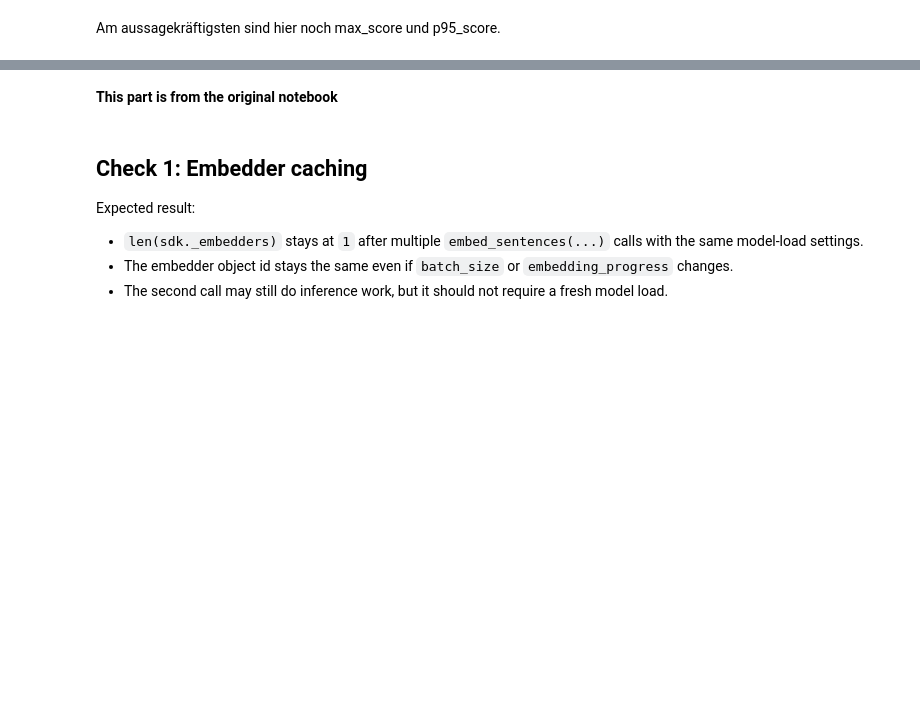
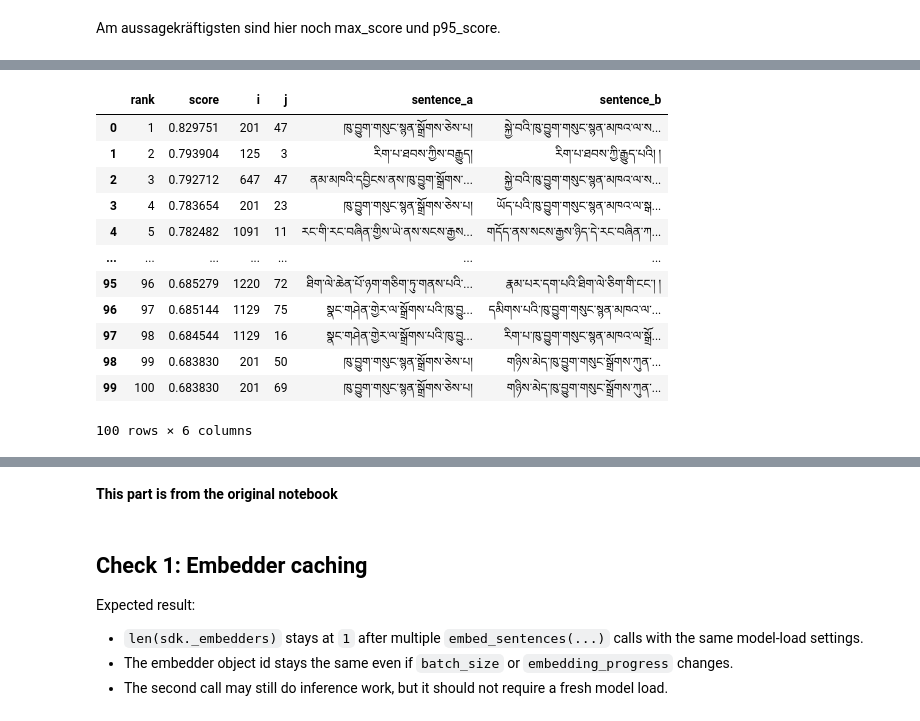
Before and after one commit to thomjur/tibetan-intertext-lab, a Jupyter notebook: study/Exploratory_Study.ipynb, the cells around one changed output, grey strips where cells are left out. Cells and saved outputs as stored; diff of their text form; code cells hidden in the pictures; blank space fills up the shorter version.

```diff
--- a/study/Exploratory_Study.ipynb
+++ b/study/Exploratory_Study.ipynb
@@ -467,0 +483,16 @@ unravelled[unravelled > 0.53].shape[0] / unravelled.shape[0]
+# %%
+pd.DataFrame(pairwise_view.matches)
+# %% [output]
+|  | rank | score | i | j | sentence_a | sentence_b |
+| 0 | 1 | 0.829751 | 201 | 47 | ཁུ་བྱུག་གསུང་སྙན་སྒྲོགས་ཅེས་པ། | སྐྱེ་བའི་ཁུ་བྱུག་གསུང་སྙན་མཁའ་ལ་ས... |
+| 1 | 2 | 0.793904 | 125 | 3 | རིག་པ་ཐབས་ཀྱིས་བརྒྱུད། | རིག་པ་ཐབས་ཀྱི་རྒྱུད་པའི། ། |
+| 2 | 3 | 0.792712 | 647 | 47 | ནམ་མཁའི་དབྱིངས་ནས་ཁུ་བྱུག་སྒྲོགས་... | སྐྱེ་བའི་ཁུ་བྱུག་གསུང་སྙན་མཁའ་ལ་ས... |
+| 3 | 4 | 0.783654 | 201 | 23 | ཁུ་བྱུག་གསུང་སྙན་སྒྲོགས་ཅེས་པ། | ཡོད་པའི་ཁུ་བྱུག་གསུང་སྙན་མཁའ་ལ་སྒ... |
+| 4 | 5 | 0.782482 | 1091 | 11 | རང་གི་རང་བཞིན་གྱིས་ཡེ་ནས་སངས་རྒྱས... | གདོད་ནས་སངས་རྒྱས་ཉིད་དེ་རང་བཞིན་ཀ... |
+| ... | ... | ... | ... | ... | ... | ... |
+| 95 | 96 | 0.685279 | 1220 | 72 | ཐིག་ལེ་ཆེན་པོ་ཉག་གཅིག་ཏུ་གནས་པའི་... | རྣམ་པར་དག་པའི་ཐིག་ལེ་ཅིག་གི་ངང་། ། |
+| 96 | 97 | 0.685144 | 1129 | 75 | སྣང་གཤེན་གྱེར་ལ་སྒྲོགས་པའི་ཁུ་བྱུ... | དམིགས་པའི་ཁུ་བྱུག་གསུང་སྙན་མཁའ་ལ་... |
+| 97 | 98 | 0.684544 | 1129 | 16 | སྣང་གཤེན་གྱེར་ལ་སྒྲོགས་པའི་ཁུ་བྱུ... | རིག་པ་ཁུ་བྱུག་གསུང་སྙན་མཁའ་ལ་སྒྲོ... |
+| 98 | 99 | 0.683830 | 201 | 50 | ཁུ་བྱུག་གསུང་སྙན་སྒྲོགས་ཅེས་པ། | གཉིས་མེད་ཁུ་བྱུག་གསུང་སྒྲོགས་ཀུན་... |
+| 99 | 100 | 0.683830 | 201 | 69 | ཁུ་བྱུག་གསུང་སྙན་སྒྲོགས་ཅེས་པ། | གཉིས་མེད་ཁུ་བྱུག་གསུང་སྒྲོགས་ཀུན་... |
+100 rows × 6 columns
```
Also changed, not shown: parts of 16 cells of this notebook, 18 other files.
